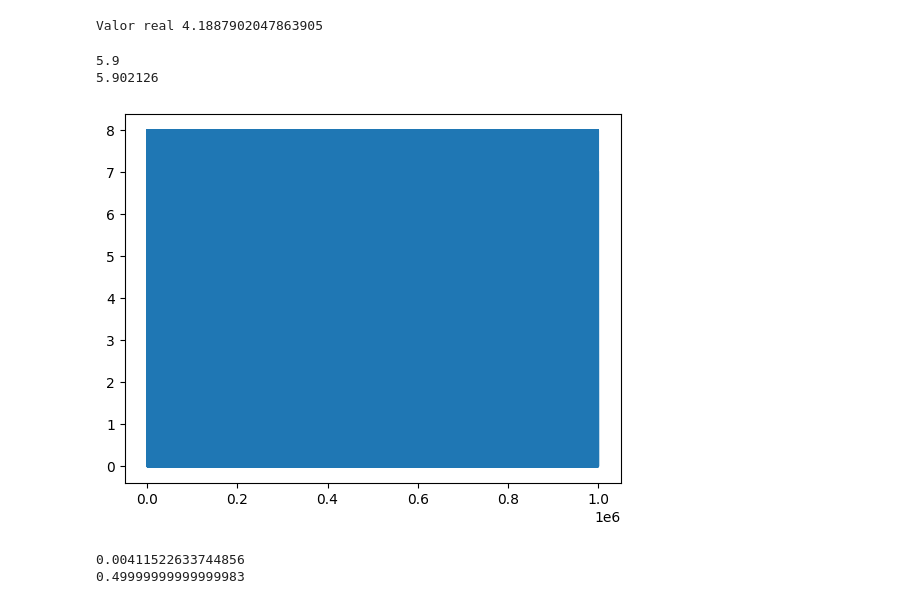
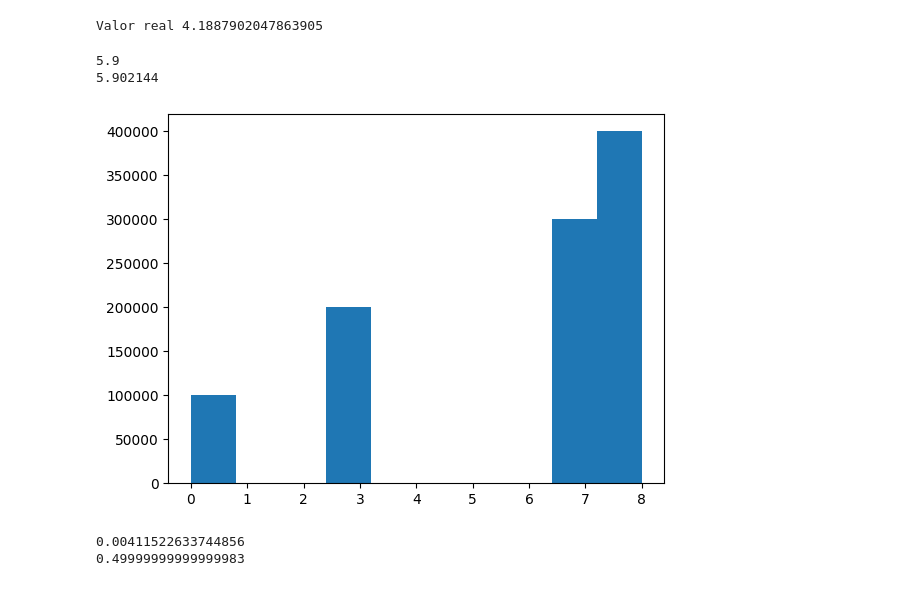
Before and after one commit to Jair-RM/Simulacion-I-Figols, a Jupyter notebook: Guia_Primer_Parcial.ipynb, the cells around one changed output. Saved outputs shown, nothing was run; the diff lists cells and outputs as text; code cells hidden in the pictures.

```diff
--- a/Guia_Primer_Parcial.ipynb
+++ b/Guia_Primer_Parcial.ipynb
@@ -76,36 +76,36 @@ def f():
   u=random()
   if u<=0.1:
     x=0
   if u<=0.3 and u>0.1:
     x=3
   if u<=0.6 and u>0.3:
     x=7
   if u<=1 and u>0.6:
     x=8
   return x
 
 N=1000000
 l=[]
 E=0
 
 for i in range(N):
   l.append(f())
 e=0*0.1+3*0.2+7*0.3+8*0.4
 
 sum=0
 for m in l:
   sum+=m
 E=sum/len(l)
 
 print(e)
 print(E)
 
-plt.plot(l)
+plt.hist(l)
 plt.show()
 # %% [output]
 5.9
-5.902126
+5.902144
-[figure, old version]
+[figure, new version]
 # %%
 # 5. X tiene la siguiente  funcion de densidad de probabilidad:
 #             1
```
